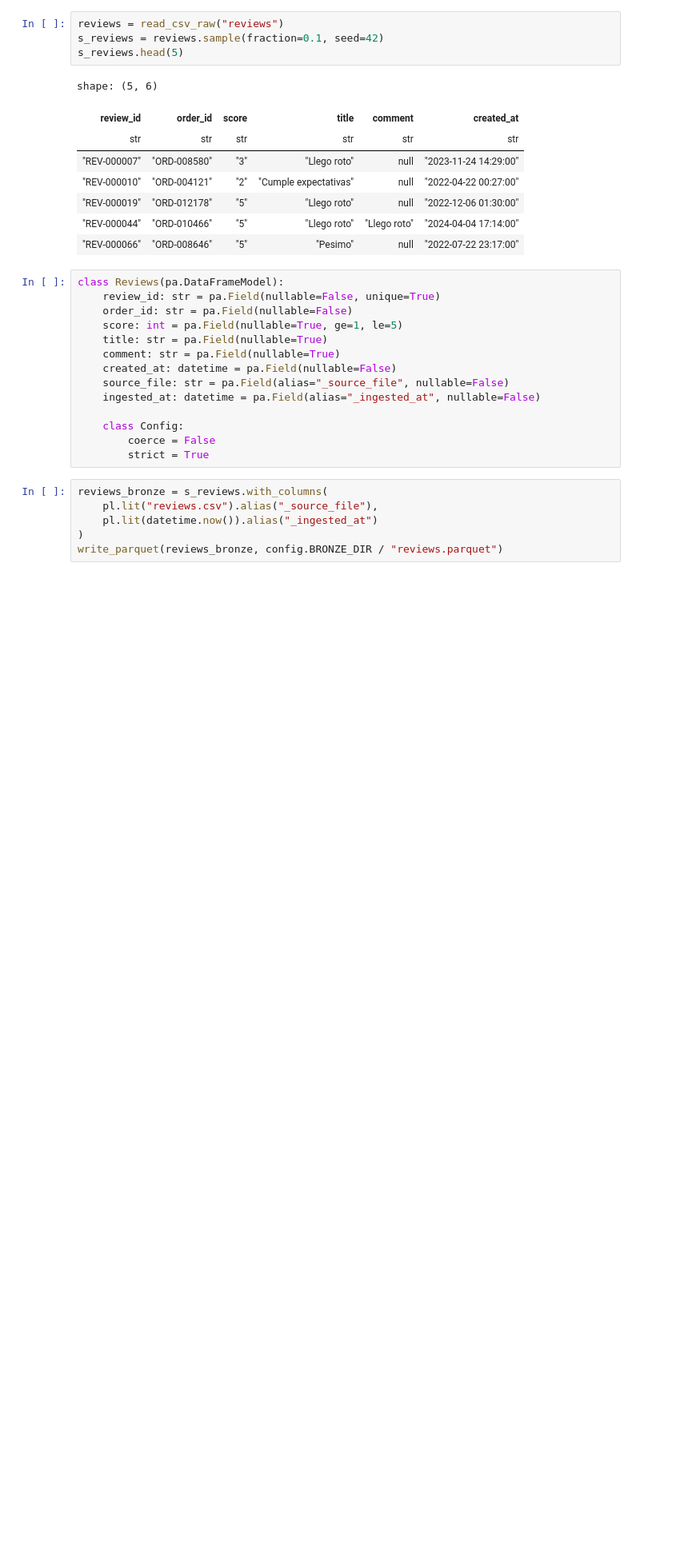
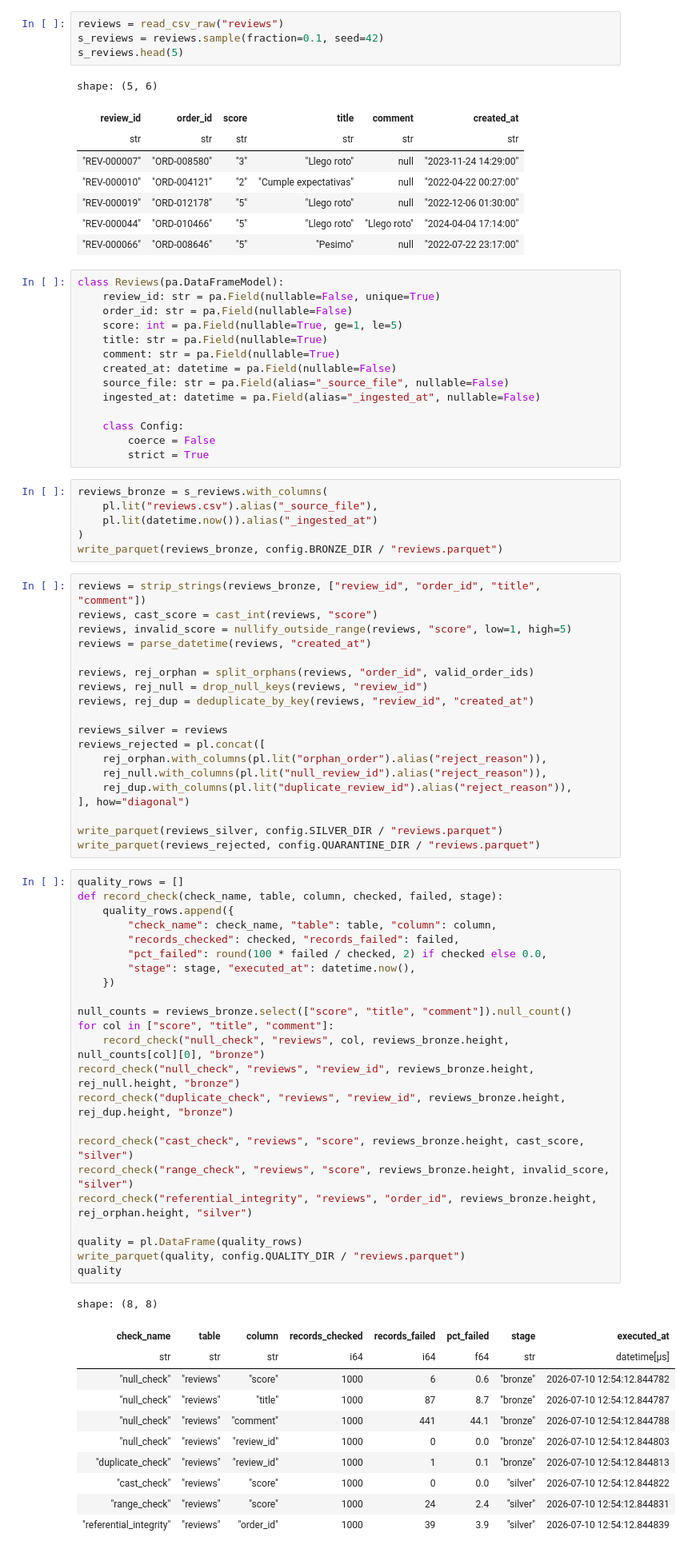
Before and after one commit to Almor21/ecommerce_etl, a Jupyter notebook: notebook.ipynb, the cells around one changed output. Shown at 80% size. Saved outputs shown, nothing was run; the diff lists cells and outputs as text; blank space fills up the shorter version.

Commit message:
feat: add ReviewsSilver schema and implement cleaning and processing functions for reviews

```diff
--- a/notebook.ipynb
+++ b/notebook.ipynb
@@ -641,3 +641,57 @@ reviews_bronze = s_reviews.with_columns(
     pl.lit(datetime.now()).alias("_ingested_at")
 )
 write_parquet(reviews_bronze, config.BRONZE_DIR / "reviews.parquet")
+# %%
+reviews = strip_strings(reviews_bronze, ["review_id", "order_id", "title", "comment"])
+reviews, cast_score = cast_int(reviews, "score")
+reviews, invalid_score = nullify_outside_range(reviews, "score", low=1, high=5)
+reviews = parse_datetime(reviews, "created_at")
+
+reviews, rej_orphan = split_orphans(reviews, "order_id", valid_order_ids)
+reviews, rej_null = drop_null_keys(reviews, "review_id")
+reviews, rej_dup = deduplicate_by_key(reviews, "review_id", "created_at")
+
+reviews_silver = reviews
+reviews_rejected = pl.concat([
+    rej_orphan.with_columns(pl.lit("orphan_order").alias("reject_reason")),
+    rej_null.with_columns(pl.lit("null_review_id").alias("reject_reason")),
+    rej_dup.with_columns(pl.lit("duplicate_review_id").alias("reject_reason")),
+], how="diagonal")
+
+write_parquet(reviews_silver, config.SILVER_DIR / "reviews.parquet")
+write_parquet(reviews_rejected, config.QUARANTINE_DIR / "reviews.parquet")
+# %%
+quality_rows = []
+def record_check(check_name, table, column, checked, failed, stage):
+    quality_rows.append({
+        "check_name": check_name, "table": table, "column": column,
+        "records_checked": checked, "records_failed": failed,
+        "pct_failed": round(100 * failed / checked, 2) if checked else 0.0,
+        "stage": stage, "executed_at": datetime.now(),
+    })
+
+null_counts = reviews_bronze.select(["score", "title", "comment"]).null_count()
+for col in ["score", "title", "comment"]:
+    record_check("null_check", "reviews", col, reviews_bronze.height, null_counts[col][0], "bronze")
+record_check("null_check", "reviews", "review_id", reviews_bronze.height, rej_null.height, "bronze")
+record_check("duplicate_check", "reviews", "review_id", reviews_bronze.height, rej_dup.height, "bronze")
+
+record_check("cast_check", "reviews", "score", reviews_bronze.height, cast_score, "silver")
+record_check("range_check", "reviews", "score", reviews_bronze.height, invalid_score, "silver")
+record_check("referential_integrity", "reviews", "order_id", reviews_bronze.height, rej_orphan.height, "silver")
+
+quality = pl.DataFrame(quality_rows)
+write_parquet(quality, config.QUALITY_DIR / "reviews.parquet")
+quality
+# %% [output]
+shape: (8, 8)
+| check_name | table | column | records_checked | records_failed | pct_failed | stage | executed_at |
+| str | str | str | i64 | i64 | f64 | str | datetime[μs] |
+| "null_check" | "reviews" | "score" | 1000 | 6 | 0.6 | "bronze" | 2026-07-10 12:54:12.844782 |
+| "null_check" | "reviews" | "title" | 1000 | 87 | 8.7 | "bronze" | 2026-07-10 12:54:12.844787 |
+| "null_check" | "reviews" | "comment" | 1000 | 441 | 44.1 | "bronze" | 2026-07-10 12:54:12.844788 |
+| "null_check" | "reviews" | "review_id" | 1000 | 0 | 0.0 | "bronze" | 2026-07-10 12:54:12.844803 |
+| "duplicate_check" | "reviews" | "review_id" | 1000 | 1 | 0.1 | "bronze" | 2026-07-10 12:54:12.844813 |
+| "cast_check" | "reviews" | "score" | 1000 | 0 | 0.0 | "silver" | 2026-07-10 12:54:12.844822 |
+| "range_check" | "reviews" | "score" | 1000 | 24 | 2.4 | "silver" | 2026-07-10 12:54:12.844831 |
+| "referential_integrity" | "reviews" | "order_id" | 1000 | 39 | 3.9 | "silver" | 2026-07-10 12:54:12.844839 |
```
Also changed, not shown: parts of 6 cells of this notebook, 2 other files.
